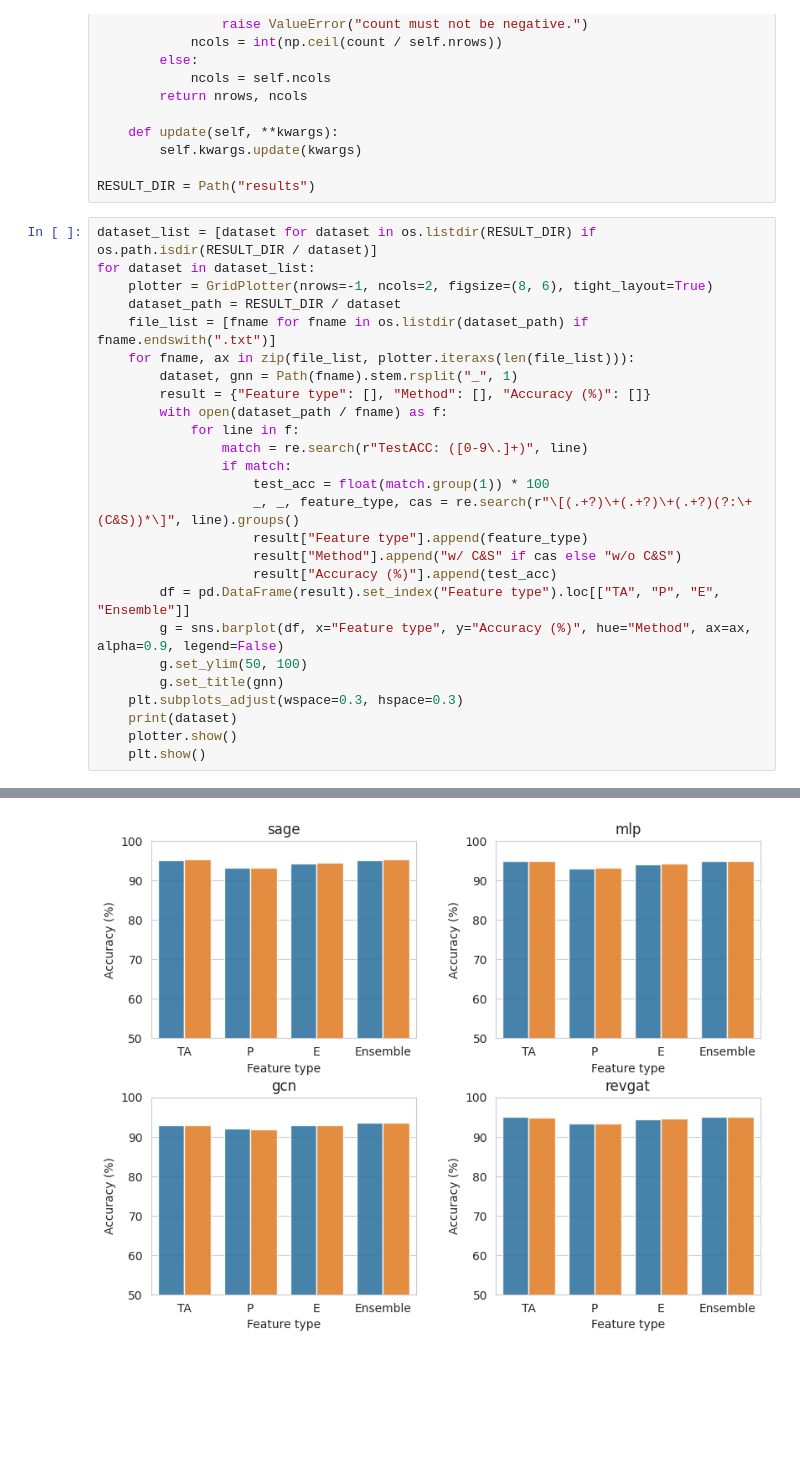
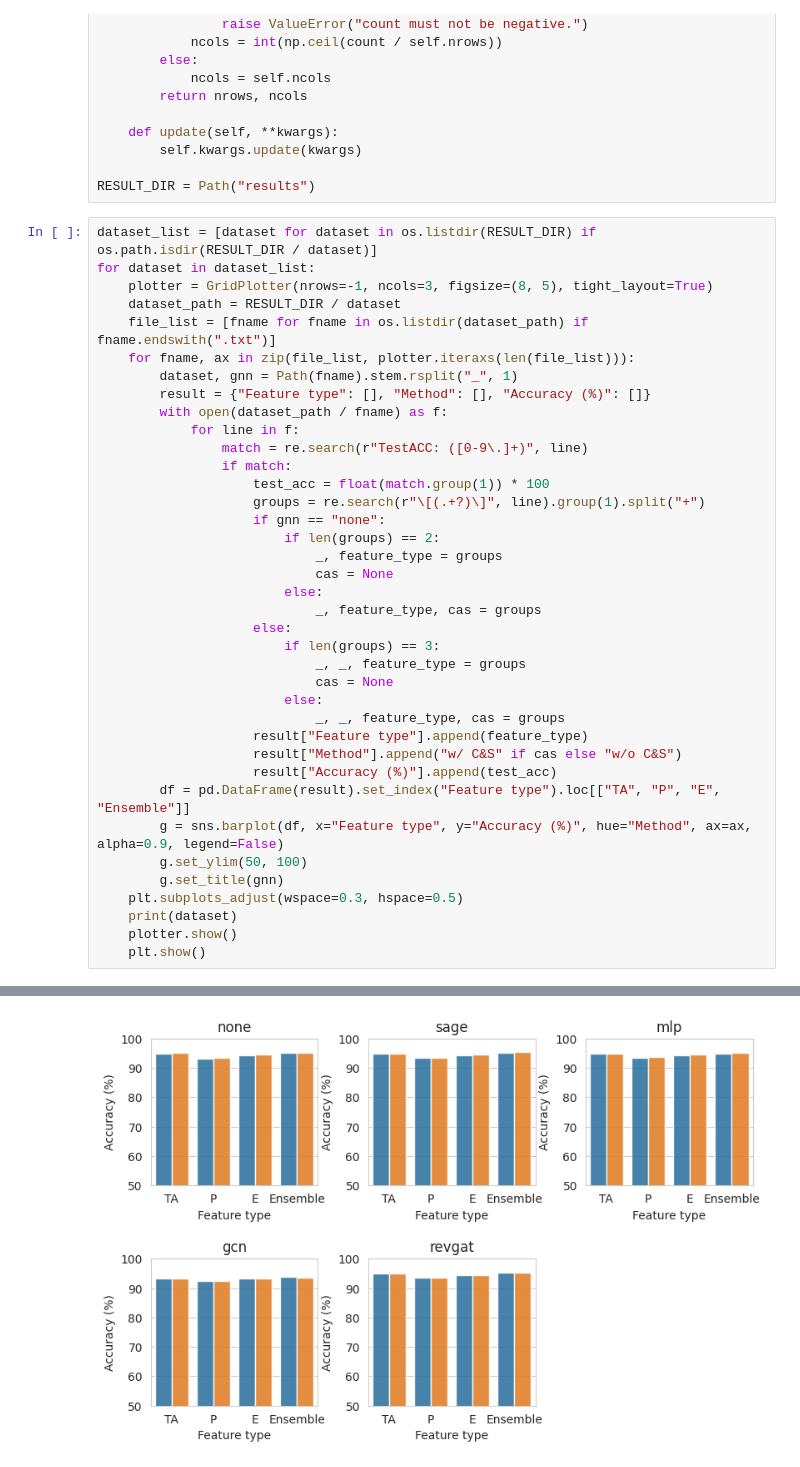
Before and after one commit to kaiitunnz/tape-recas, a Jupyter notebook: results.ipynb, the cells around one changed output, grey strips where cells are left out. Drawn from its saved outputs; the diff is of its cells as text; blank space fills up the shorter version.

Commit message:
Add result plots

```diff
--- a/results.ipynb
+++ b/results.ipynb
@@ -124,30 +124,42 @@ RESULT_DIR = Path("results")
 # %%
 dataset_list = [dataset for dataset in os.listdir(RESULT_DIR) if os.path.isdir(RESULT_DIR / dataset)]
 for dataset in dataset_list:
-    plotter = GridPlotter(nrows=-1, ncols=2, figsize=(8, 6), tight_layout=True)
+    plotter = GridPlotter(nrows=-1, ncols=3, figsize=(8, 5), tight_layout=True)
     dataset_path = RESULT_DIR / dataset
     file_list = [fname for fname in os.listdir(dataset_path) if fname.endswith(".txt")]
     for fname, ax in zip(file_list, plotter.iteraxs(len(file_list))):
         dataset, gnn = Path(fname).stem.rsplit("_", 1)
         result = {"Feature type": [], "Method": [], "Accuracy (%)": []}
         with open(dataset_path / fname) as f:
             for line in f:
                 match = re.search(r"TestACC: ([0-9\.]+)", line)
                 if match:
                     test_acc = float(match.group(1)) * 100
-                    _, _, feature_type, cas = re.search(r"\[(.+?)\+(.+?)\+(.+?)(?:\+(C&S))*\]", line).groups()
+                    groups = re.search(r"\[(.+?)\]", line).group(1).split("+")
+                    if gnn == "none":
+                        if len(groups) == 2:
+                            _, feature_type = groups
+                            cas = None
+                        else:
+                            _, feature_type, cas = groups
+                    else:
+                        if len(groups) == 3:
+                            _, _, feature_type = groups
+                            cas = None
+                        else:
+                            _, _, feature_type, cas = groups
                     result["Feature type"].append(feature_type)
                     result["Method"].append("w/ C&S" if cas else "w/o C&S")
                     result["Accuracy (%)"].append(test_acc)
         df = pd.DataFrame(result).set_index("Feature type").loc[["TA", "P", "E", "Ensemble"]]
         g = sns.barplot(df, x="Feature type", y="Accuracy (%)", hue="Method", ax=ax, alpha=0.9, legend=False)
         g.set_ylim(50, 100)
         g.set_title(gnn)
-    plt.subplots_adjust(wspace=0.3, hspace=0.3)
+    plt.subplots_adjust(wspace=0.3, hspace=0.5)
     print(dataset)
     plotter.show()
     plt.show()
 # %% [output]
 pubmed
-[figure, old version]
+[figure, new version]
 arxiv_2023
```
Also changed, not shown: parts of 1 cell of this notebook.
